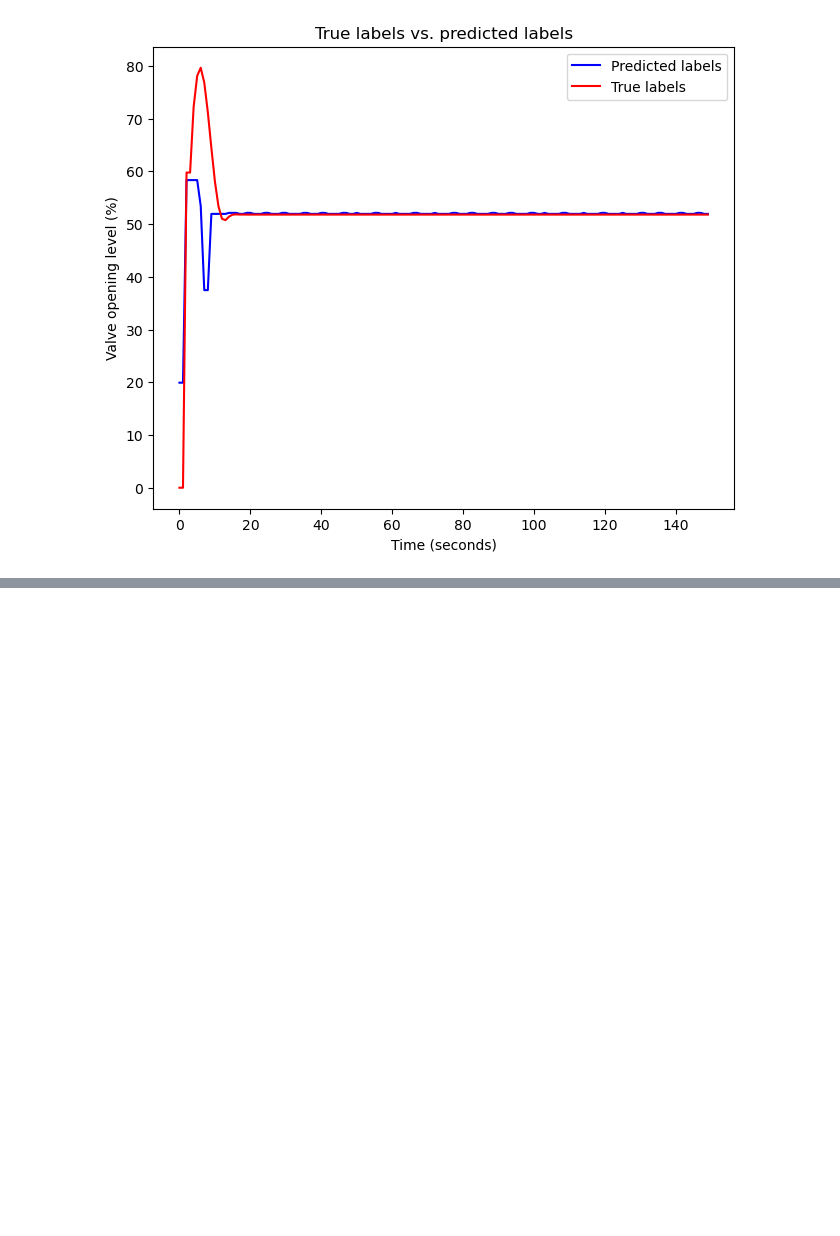
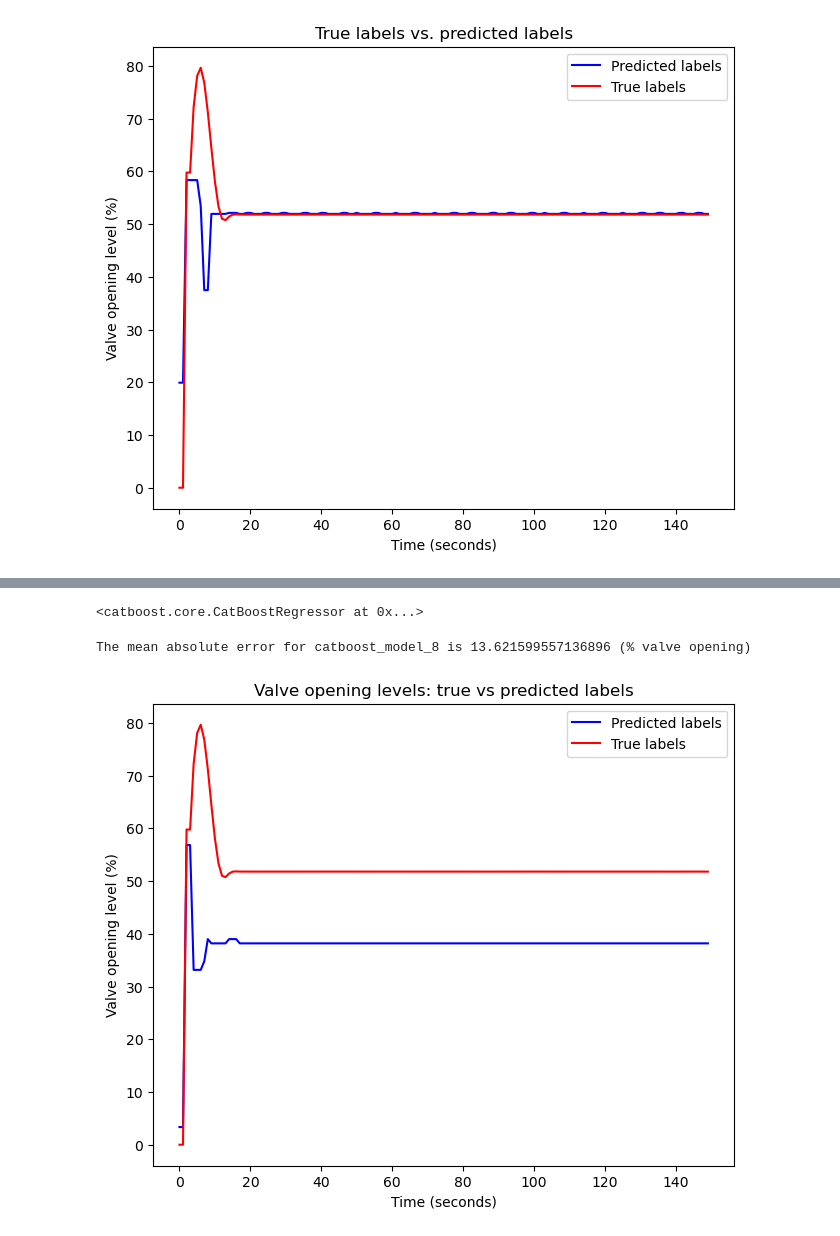
Before and after one commit to anshumanm329/ValvePredictionProject2, a Jupyter notebook: End-to-End-Valve-Level_Prediction-Project2-Copy1.ipynb, the cells around one changed output, grey strips where cells are left out. Cells and saved outputs as stored; diff of their text form; code cells hidden in the pictures; blank space fills up the shorter version.

```diff
--- a/End-to-End-Valve-Level_Prediction-Project2-Copy1.ipynb
+++ b/End-to-End-Valve-Level_Prediction-Project2-Copy1.ipynb
@@ -1599,0 +1645,4 @@ ax33.legend();
+# %%
+# Create modified dataframes with df_data4 and df_test_data_2
+df_training_2 = df_data4.drop("Time", axis = 1)
+df_test_2 = df_test_data_2.drop("Time", axis = 1)
@@ -1599,0 +1670,39 @@ ax33.legend();
+# %%
+# Prepare the training and the test data for modelling
+X6_train, y6_train = prepare_for_modelling(df_training_2)
+X6_test, y6_test = prepare_for_modelling(df_test_2)
+# %%
+# We have the training and test data, now its time for modelling
+# Create the baseline model
+catboost_model_8 = CatBoostRegressor(iterations = 100,
+                                     learning_rate = 0.45,
+                                     loss_function = "MAE",
+                                     random_seed = 48,
+                                     feature_weights = [10, 20, 30],
+                                     use_best_model = None,
+                                     eval_metric = "RMSE",
+                                     verbose = False)
+
+# Fit the training data
+catboost_model_8.fit(X6_train, y6_train,
+                     eval_set = (X6_test, y6_test))
+# %% [output]
+<catboost.core.CatBoostRegressor at 0x...>
+# %%
+# make some predictions
+cat_y6_preds_1 = catboost_model_8.predict(X6_test)
+# Calculate the mean_absolute_error
+print(f"The mean absolute error for catboost_model_8 is {mean_absolute_error(y6_test, cat_y6_preds_1)} (% valve opening)")
+# %% [output]
+The mean absolute error for catboost_model_8 is 13.621599557136896 (% valve opening)
+# %%
+# Plot the valve opening levels
+fig, ax34 = plt.subplots(figsize = (7.5, 6))
+ax34.plot(cat_y6_preds_1[:150], c = 'b', label = "Predicted labels")
+ax34.plot(y6_test[:150], c = 'r', label = "True labels")
+ax34.set(xlabel = "Time (seconds)",
+         ylabel = "Valve opening level (%)",
+         title = "Valve opening levels: true vs predicted labels")
+ax34.legend();
+# %% [output]
+[figure, added]
```
Also changed, not shown: parts of 66 cells of this notebook, 9 other files.
